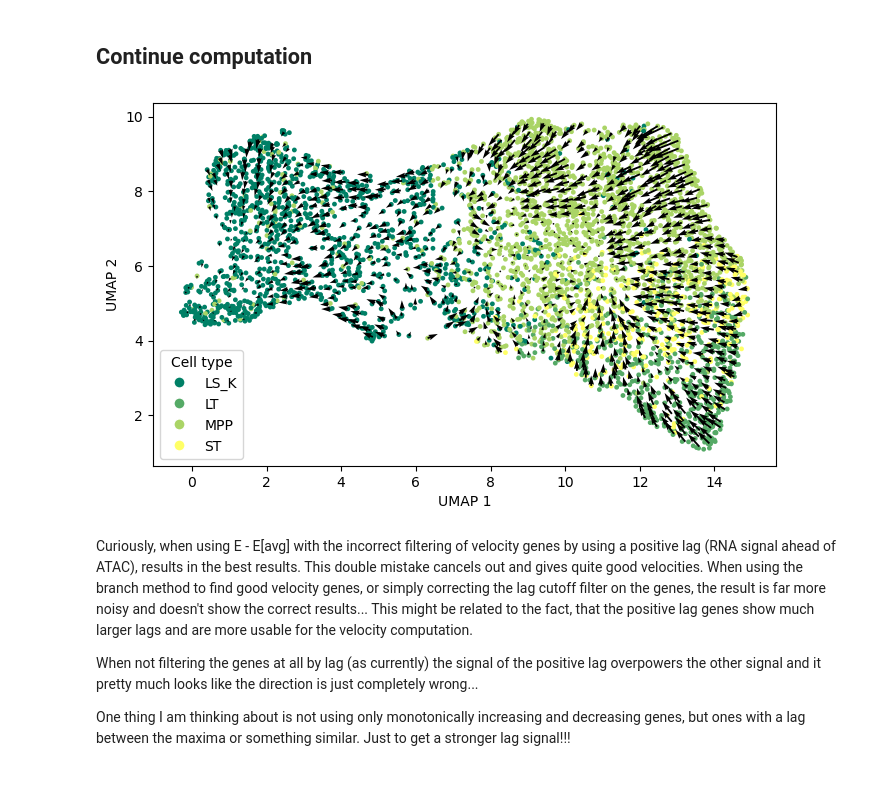
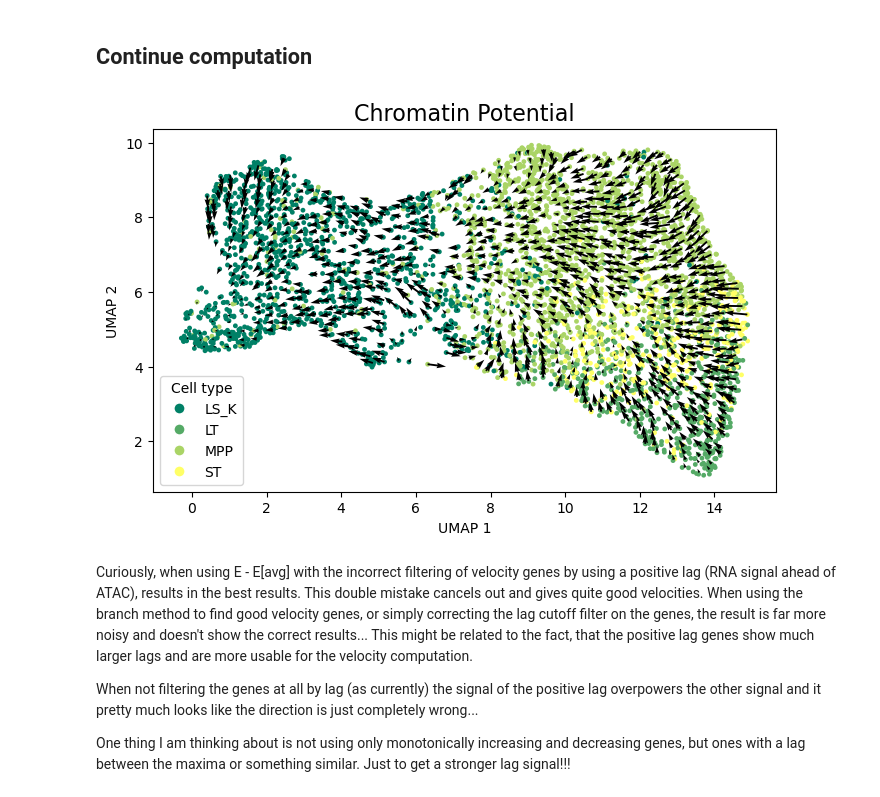
Before and after one commit to N1klasSchmidt/DynaVelo_testing, a Jupyter notebook: velocity_analyses/chromatin_potential_comp.ipynb, the cells around one changed output. Saved outputs shown, nothing was run; the diff lists cells and outputs as text; code cells hidden in the pictures.

Commit message:
Chromsome ATAC peaks plotting finished and shipped to server.

```diff
--- a/velocity_analyses/chromatin_potential_comp.ipynb
+++ b/velocity_analyses/chromatin_potential_comp.ipynb
@@ -25,5 +26,16 @@ python_data_dir = r"C:\Users\Nikla\Documents\MoBi_Master_FS.3\Internship AG Höf
 # %%
 velo_gene_df = pd.read_csv(rf"{python_data_dir}\pmtr_peak_sub\chrom_velo_gene_subset.csv", index_col=0, header=0)
+#velo_gene_df = pd.read_csv(rf"{python_data_dir}\pmtr_peak_sub\chrom_velo_all_genes.csv", index_col=0, header=0)
+velo_gene_df_add = pd.read_csv(rf"{python_data_dir}\pmtr_peak_sub\chrom_velo_gene_subset_atacfirst.csv", index_col=0, header=0)
+
+velo_genes = velo_gene_df.index.tolist()
+velo_genes_add = velo_gene_df_add.index.tolist()
+
+new_genes = [i for i in velo_genes_add if i not in velo_genes]
+new_gene_df = velo_gene_df_add.loc[new_genes,:]
+
+velo_gene_df = pd.concat([velo_gene_df, new_gene_df])
+velo_genes = velo_genes + new_genes
 
 # velo_genes = ['Adgrl2', 'Alox5ap', 'Anxa3', 'Baz1a', 'Cst7', 'Ctsg', 'Elane',
 #        'Ermap', 'Etfb', 'Fcgr2b', 'Gclm', 'Gfi1b', 'Gpc1', 'Gpr171',
@@ -33,9 +45,6 @@ velo_gene_df = pd.read_csv(rf"{python_data_dir}\pmtr_peak_sub\chrom_velo_gene_su
 #        'Prss57', 'Prtn3', 'Ptpn18', 'Rab4a', 'Rassf2', 'Rpl21', 'Rps13',
 #        'Rps24', 'S100a8', 'Sdf2l1', 'Srgn', 'Ssr2', 'Supt3', 'Tanc2',
 #        'Tfdp1', 'Tmsb4x', 'Tpk1', 'Tut7', 'Wwox']
-
-velo_genes = velo_gene_df.index.tolist()
-velo_gene_df = velo_gene_df.loc[velo_genes,:]
 # %%
 adata_atac = sc.read_h5ad(rf"{python_data_dir}\pmtr_peak_sub\chrom_velo_input_atac.h5ad")
 adata_rna = sc.read_h5ad(rf"{python_data_dir}\pmtr_peak_sub\chrom_velo_input_rna.h5ad")
@@ -156,8 +167,8 @@ K_MATCH = 10          # cross-modal kNN
 K_ARROW = 15          # arrow smoothing in low-dim space
 USE_UMAP = True       # paper visualises on UMAP; set False to use ATAC PC1/PC2
 
-A = atac_velo.to_numpy(float)   # smoothed, min-max scaled chromatin profiles (cells x genes)
-R = rna_velo.to_numpy(float)    # smoothed, min-max scaled RNA profiles       (cells x genes)
+A = minmax_cols(atac_velo).to_numpy(float)   # smoothed, min-max scaled chromatin profiles (cells x genes)
+R = minmax_cols(rna_velo).to_numpy(float)    # smoothed, min-max scaled RNA profiles       (cells x genes)
 
 def zrow(M):
     sd = M.std(1, keepdims=True)
@@ -187,5 +207,7 @@ arrows_s = arrows[idx].mean(axis=1)
 # %%
-plt.scatter(np.linspace(0,10, len(velo_genes)), atac_velo.loc["AAACAGCCACTAAGTT",:], c="blue")
-for i in range(1):
-    plt.scatter(np.linspace(0,10, len(velo_genes)), rna_velo.iloc[nn[0,i],:], c="red", alpha=0.6)
+plt.plot(np.linspace(0,10, len(velo_genes)), atac_velo.loc["AAACAGCCACTAAGTT",:], c="blue")
+means = np.mean(rna_velo.iloc[nn[0,:],:], axis=0)
+plt.plot(np.linspace(0,10, len(velo_genes)), means, c="red", alpha=0.8)
+for i in range(10):
+    plt.scatter(np.linspace(0,10, len(velo_genes)), rna_velo.iloc[nn[0,i],:], c="red", s=2, alpha=0.2)
 # %% [output]
@@ -402,34 +424,37 @@ def bstat(vals, stat):
 cnt = bstat(None, "count")
 X, Y = bstat(x, "mean"), bstat(y, "mean")      # arrow origin = mean cell position in the square
 U, V = bstat(u, "mean"), bstat(v, "mean")      # average arrow of all cells in the square
 
 keep = (cnt >= MIN_CELLS) & np.isfinite(U) & np.isfinite(V)
 length = np.hypot(U, V)
 
 fig, ax = plt.subplots(figsize=(7, 7))
 ax.scatter(x, y, s=12, c=colors, cmap=cmap, alpha=1, linewidths=0, zorder=0)
 
 q = ax.quiver(
     X[keep], Y[keep], U[keep] * ARROW_SCALE, V[keep] * ARROW_SCALE, #length[keep],
     angles="xy", scale_units="xy", scale=1,
     width=0.003, zorder=2, alpha=1, #cmap="inferno",
 )
 
 handles = [
     Line2D([0], [0], marker="o", color="w", markerfacecolor=cmap(i),
            markersize=8, label=celltype)
     for i, celltype in enumerate(le.classes_)
 ]
 ax.legend(handles=handles, title="Cell type")
 
 #plt.colorbar(q, ax=ax, shrink=0.4, label="chromatin potential (arrow length)")
 ax.set_xlabel("UMAP 1" if USE_UMAP else "chromatin PC1")
 ax.set_ylabel("UMAP 2" if USE_UMAP else "chromatin PC2")
 ax.set_aspect("equal")
+plt.title("Chromatin Potential", fontsize=16)
 plt.tight_layout()
+plt.savefig(rf"{python_plot_dir}\chromatin_potential\myeloid_atacfirst_chrompot_velo.png")
+plt.savefig(rf"{python_plot_dir}\chromatin_potential\myeloid_atacfirst_chrompot_velo.svg")
 plt.show()
 # %% [output]
-[figure, old version]
+[figure, new version]
 # %% [markdown]
 Curiously, when using E - E[avg] with the incorrect filtering of velocity genes by using a positive lag (RNA signal ahead of ATAC), results in the best results. This double mistake cancels out and gives quite good velocities. When using the branch method to find good velocity genes, or simply correcting the lag cutoff filter on the genes, the result is far more noisy and doesn't show the correct results... This might be related to the fact, that the positive lag genes show much larger lags and are more usable for the velocity computation.
 
```
Also changed, not shown: parts of 5 cells of this notebook, 5 other files.
